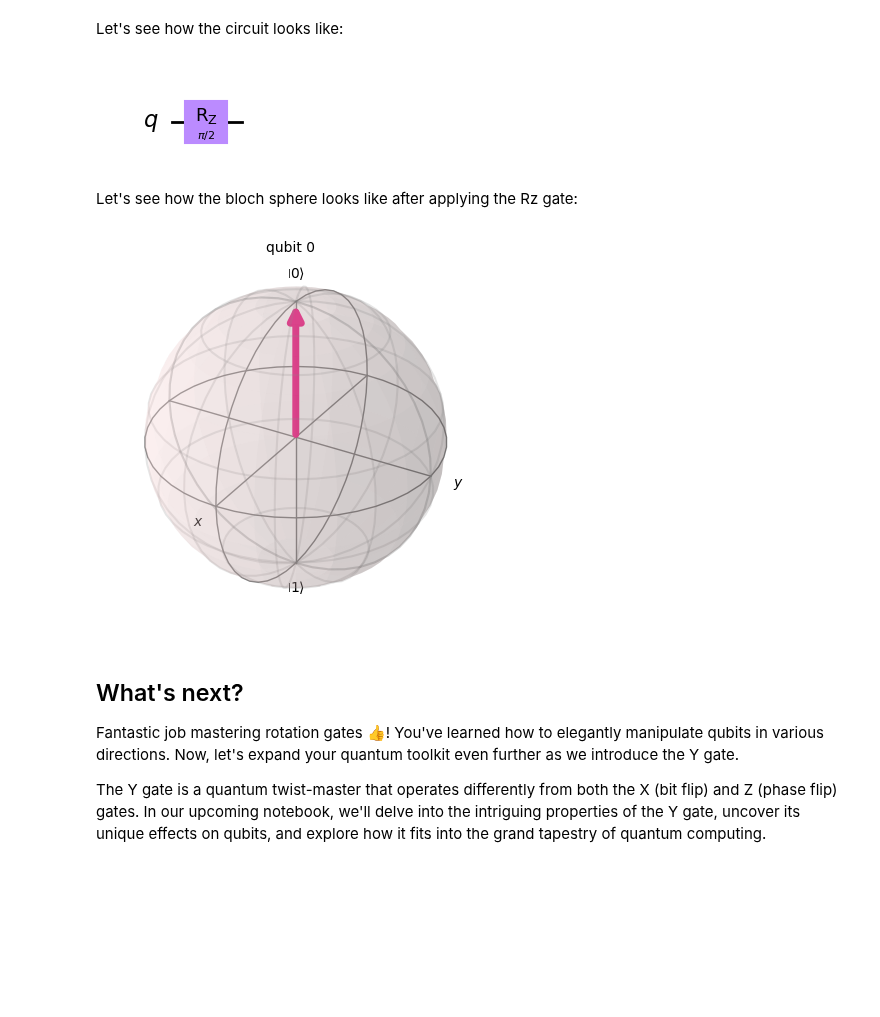
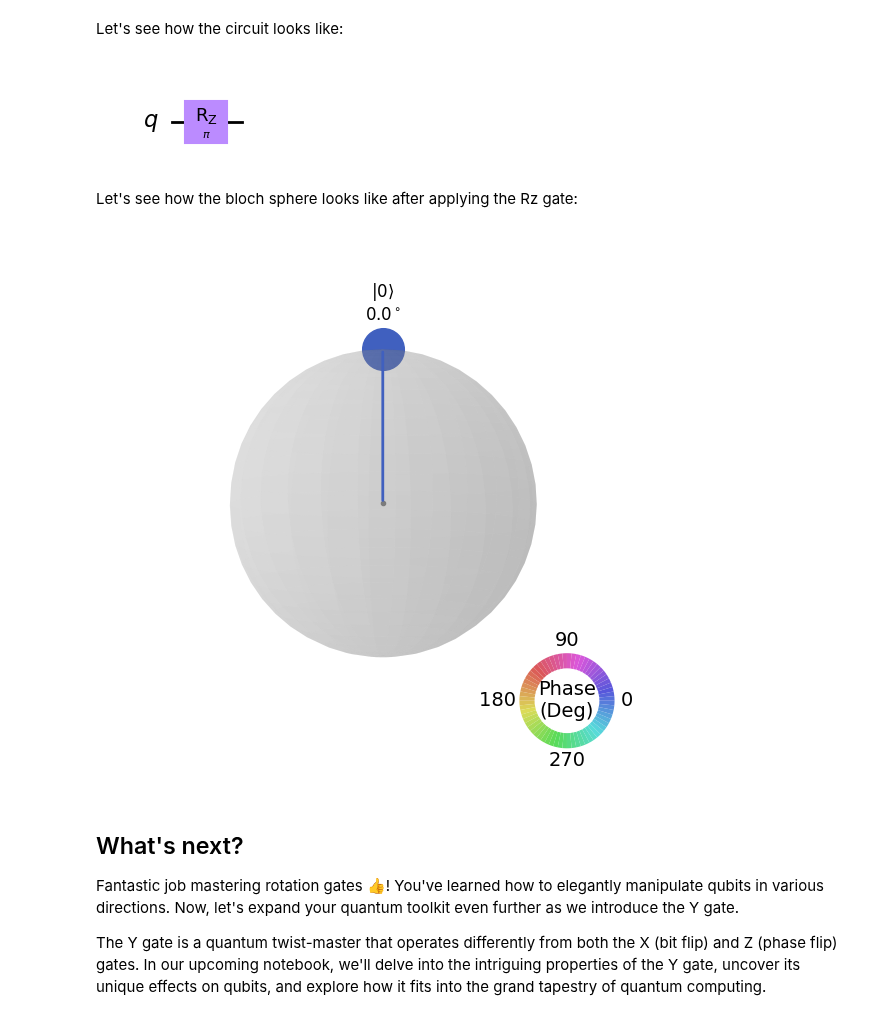
Before and after one commit to ahkatlio/QHSO_Basics_of_Qiskit, a Jupyter notebook: Books/Fundamentals/Basic_Gates/Rotation_gates.ipynb, the cells around one changed output. Cells and saved outputs as stored; diff of their text form; code cells hidden in the pictures; blank space fills up the shorter version.

```diff
--- a/Books/Fundamentals/Basic_Gates/Rotation_gates.ipynb
+++ b/Books/Fundamentals/Basic_Gates/Rotation_gates.ipynb
@@ -103,6 +103,6 @@ Now let's see what happens when we apply the Rz gate to the qubit. We want to ro
 # %%
 qc2 = QuantumCircuit(1)
-qc2.rz(pi/2, 0)
+qc2.rz(pi, 0)
 # %% [output]
 <qiskit.circuit.instructionset.InstructionSet at 0x...>
 # %% [markdown]
@@ -110,16 +110,16 @@ Let's see how the circuit looks like:
 # %%
 qc2.draw(output='mpl')
 # %% [output]
-[figure, old version]
+[figure, new version]
 # %% [markdown]
 Let's see how the bloch sphere looks like after applying the Rz gate:
 # %%
 backend = Aer.get_backend('statevector_simulator')
 result = execute(qc2, backend).result()
-statevector2 = result.get_statevector(qc2)
-plot_bloch_multivector(statevector2)
+statevector = result.get_statevector(qc2)
+plot_state_qsphere(statevector, show_state_phases = True, use_degrees = True)
 # %% [output]
-[figure, old version]
+[figure, new version]
 # %% [markdown]
 <!DOCTYPE html>
 <html>
```
Also changed, not shown: parts of 8 cells of this notebook.
